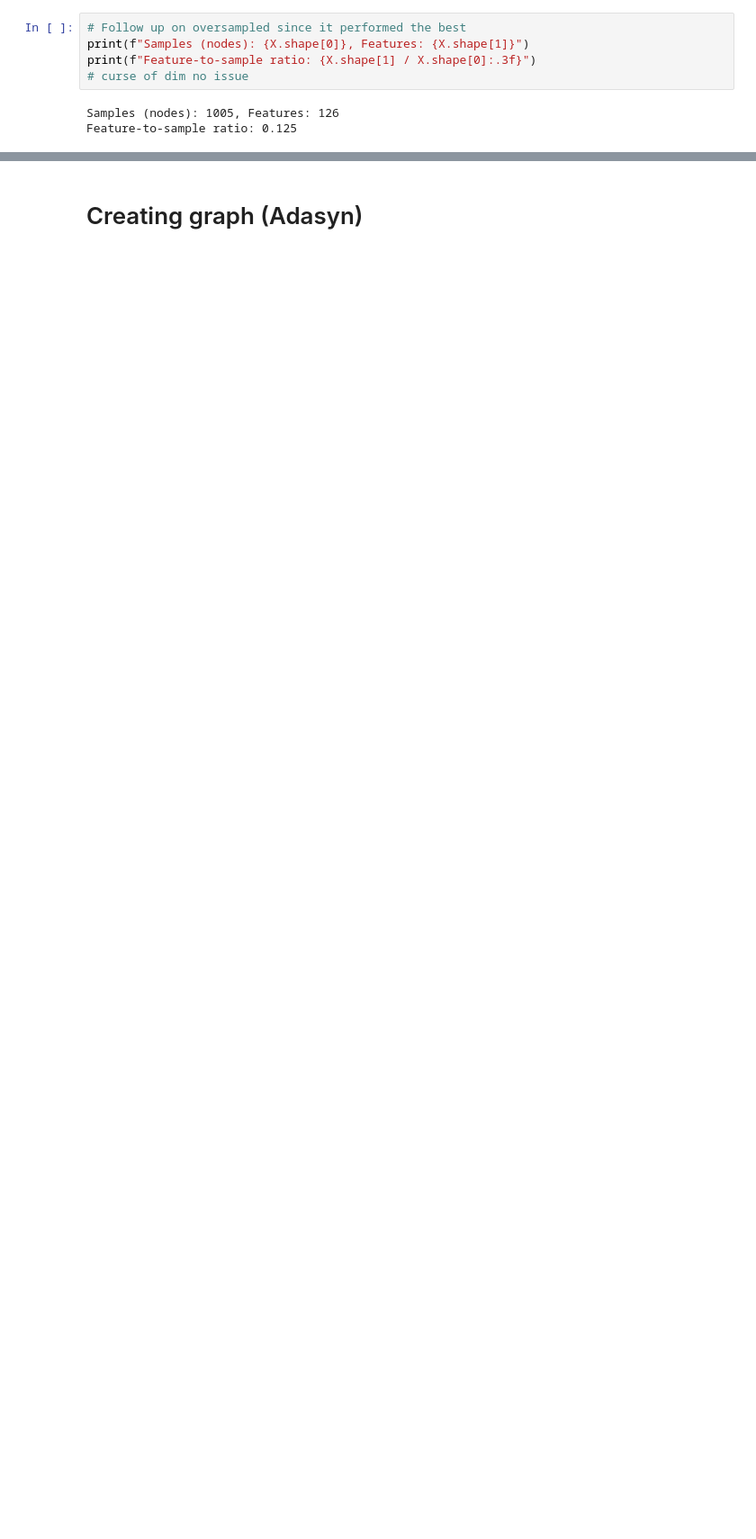
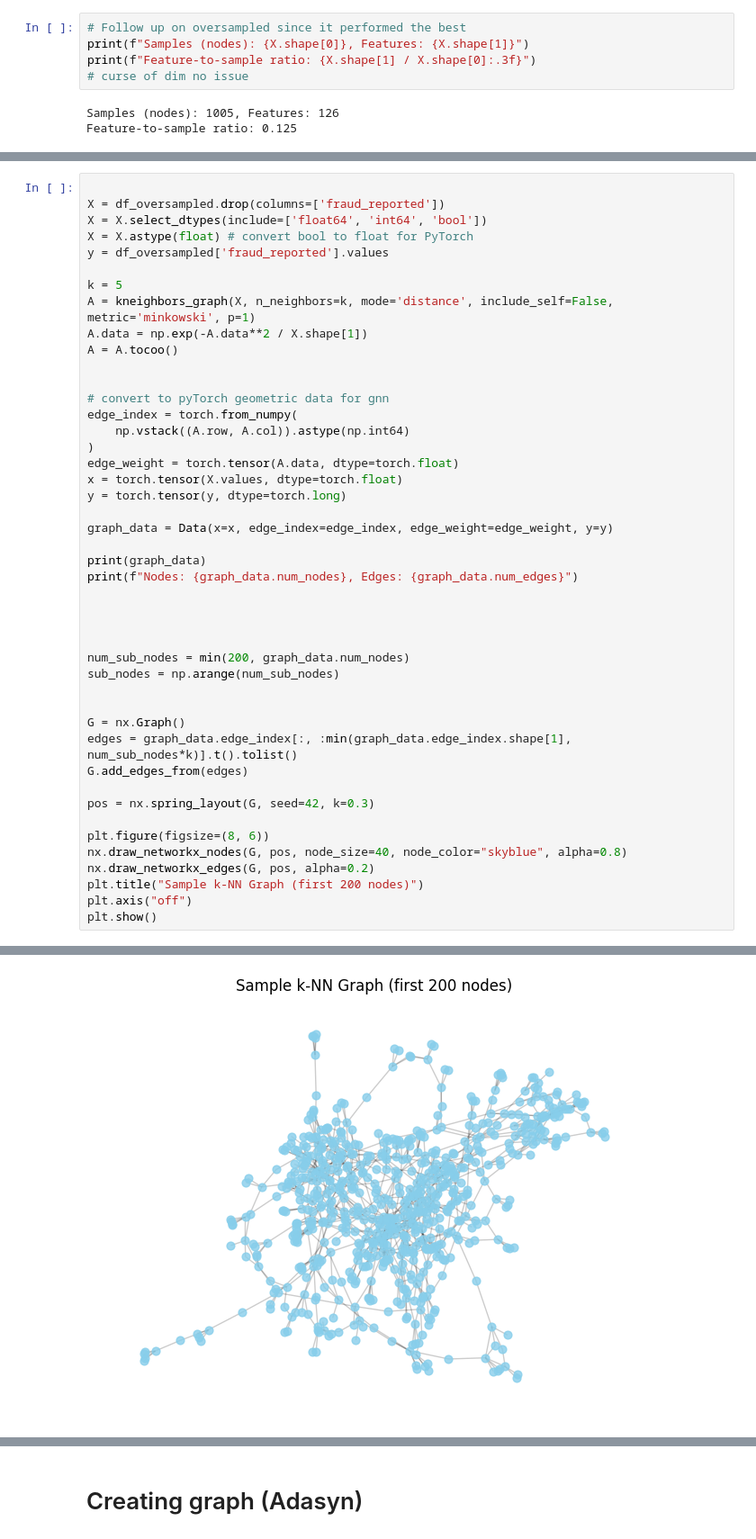
Before and after one commit to dths8/DSA4263_Vehicle-Insurance-Fraud-Detection, a Jupyter notebook: model_training/network_model.ipynb, the cells around one changed output, grey strips where cells are left out. Shown at 90% size. Saved outputs shown, nothing was run; the diff lists cells and outputs as text; blank space fills up the shorter version.

```diff
--- a/model_training/network_model.ipynb
+++ b/model_training/network_model.ipynb
@@ -760,0 +808,46 @@ Feature-to-sample ratio: 0.125
+# %%
+
+X = df_oversampled.drop(columns=['fraud_reported'])
+X = X.select_dtypes(include=['float64', 'int64', 'bool'])
+X = X.astype(float) # convert bool to float for PyTorch
+y = df_oversampled['fraud_reported'].values
+
+k = 5
+A = kneighbors_graph(X, n_neighbors=k, mode='distance', include_self=False, metric='minkowski', p=1)
+A.data = np.exp(-A.data**2 / X.shape[1])
+A = A.tocoo()
+
+
+# convert to pyTorch geometric data for gnn
+edge_index = torch.from_numpy(
+    np.vstack((A.row, A.col)).astype(np.int64)
+)
+edge_weight = torch.tensor(A.data, dtype=torch.float)
+x = torch.tensor(X.values, dtype=torch.float)
+y = torch.tensor(y, dtype=torch.long)
+
+graph_data = Data(x=x, edge_index=edge_index, edge_weight=edge_weight, y=y)
+
+print(graph_data)
+print(f"Nodes: {graph_data.num_nodes}, Edges: {graph_data.num_edges}")
+
+
+
+
+num_sub_nodes = min(200, graph_data.num_nodes)
+sub_nodes = np.arange(num_sub_nodes)
+
+
+G = nx.Graph()
+edges = graph_data.edge_index[:, :min(graph_data.edge_index.shape[1], num_sub_nodes*k)].t().tolist()
+G.add_edges_from(edges)
+
+pos = nx.spring_layout(G, seed=42, k=0.3)
+
+plt.figure(figsize=(8, 6))
+nx.draw_networkx_nodes(G, pos, node_size=40, node_color="skyblue", alpha=0.8)
+nx.draw_networkx_edges(G, pos, alpha=0.2)
+plt.title("Sample k-NN Graph (first 200 nodes)")
+plt.axis("off")
+plt.show()
+# %% [output]
@@ -760,0 +856 @@ Feature-to-sample ratio: 0.125
+[figure, added]
```
Also changed, not shown: parts of 7 cells of this notebook.
